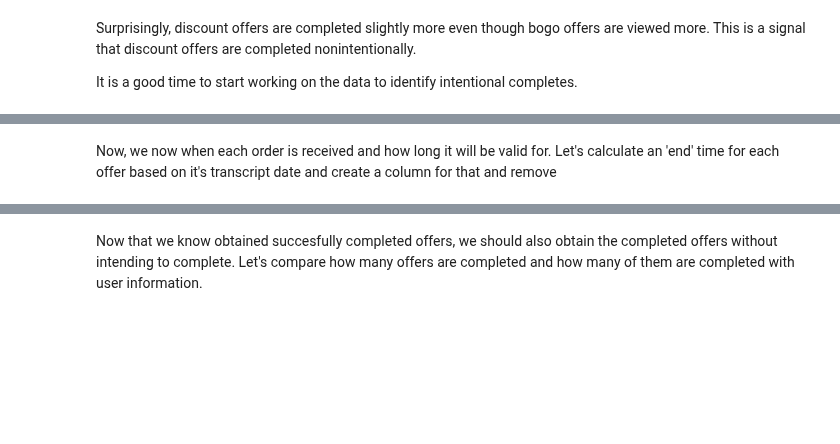
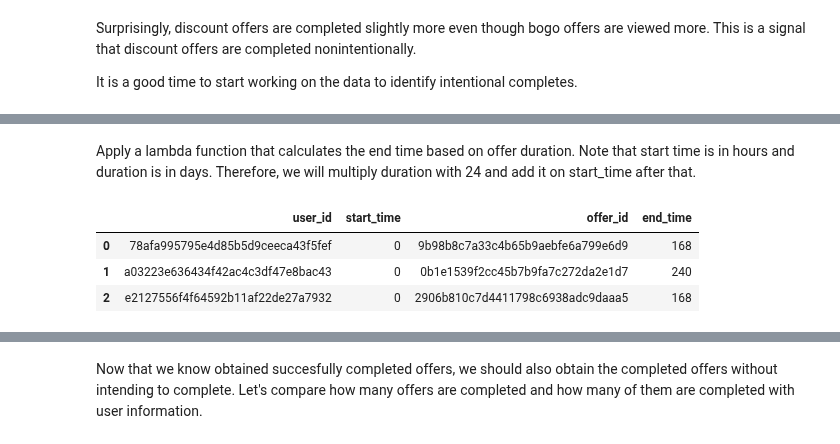
Before and after one commit to onurkapucu/Starbucks_Capstone, a Jupyter notebook: Starbucks_Capstone_notebook.ipynb, the cells around one changed output, grey strips where cells are left out. Drawn from its saved outputs; the diff is of its cells as text; code cells hidden in the pictures; blank space fills up the shorter version.

```diff
--- a/Starbucks_Capstone_notebook.ipynb
+++ b/Starbucks_Capstone_notebook.ipynb
@@ -382,6 +401,14 @@ transcript_received.head()
 | 2 | e2127556f4f64592b11af22de27a7932 | 0 | 2906b810c7d4411798c6938adc9daaa5 | 0 |
 | 3 | 8ec6ce2a7e7949b1bf142def7d0e0586 | 0 | fafdcd668e3743c1bb461111dcafc2a4 | 0 |
 | 4 | 68617ca6246f4fbc85e91a2a49552598 | 0 | 4d5c57ea9a6940dd891ad53e9dbe8da0 | 0 |
+# %% [markdown]
+Apply a lambda function that calculates the end time based on offer duration. Note that start time is in hours and duration is in days. Therefore, we will multiply duration with 24 and add it on start_time after that.
 # %%
-transcript_received['end']=transcript_received.apply(
-    lambda x: duration_dictionary[x['offer_id']]*24 + x['time'],axis=1)
+transcript_received['end_time']=transcript_received.apply(
+    lambda x: duration_dictionary[x['offer_id']]*24 + x['start_time'],axis=1)
+transcript_received.head(3)
+# %% [output]
+|  | user_id | start_time | offer_id | end_time |
+| 0 | 78afa995795e4d85b5d9ceeca43f5fef | 0 | 9b98b8c7a33c4b65b9aebfe6a799e6d9 | 168 |
+| 1 | a03223e636434f42ac4c3df47e8bac43 | 0 | 0b1e1539f2cc45b7b9fa7c272da2e1d7 | 240 |
+| 2 | e2127556f4f64592b11af22de27a7932 | 0 | 2906b810c7d4411798c6938adc9daaa5 | 168 |
@@ -390,2 +414,0 @@ transcript_received = transcript_received.merge(portfolio_clean,on=['offer_id'],
-# %% [markdown]
-Now, we now when each order is received and how long it will be valid for. Let's calculate an 'end' time for each offer based on it's transcript date and create a column for that and remove
```
Also changed, not shown: parts of 26 cells of this notebook, 1 other file.
